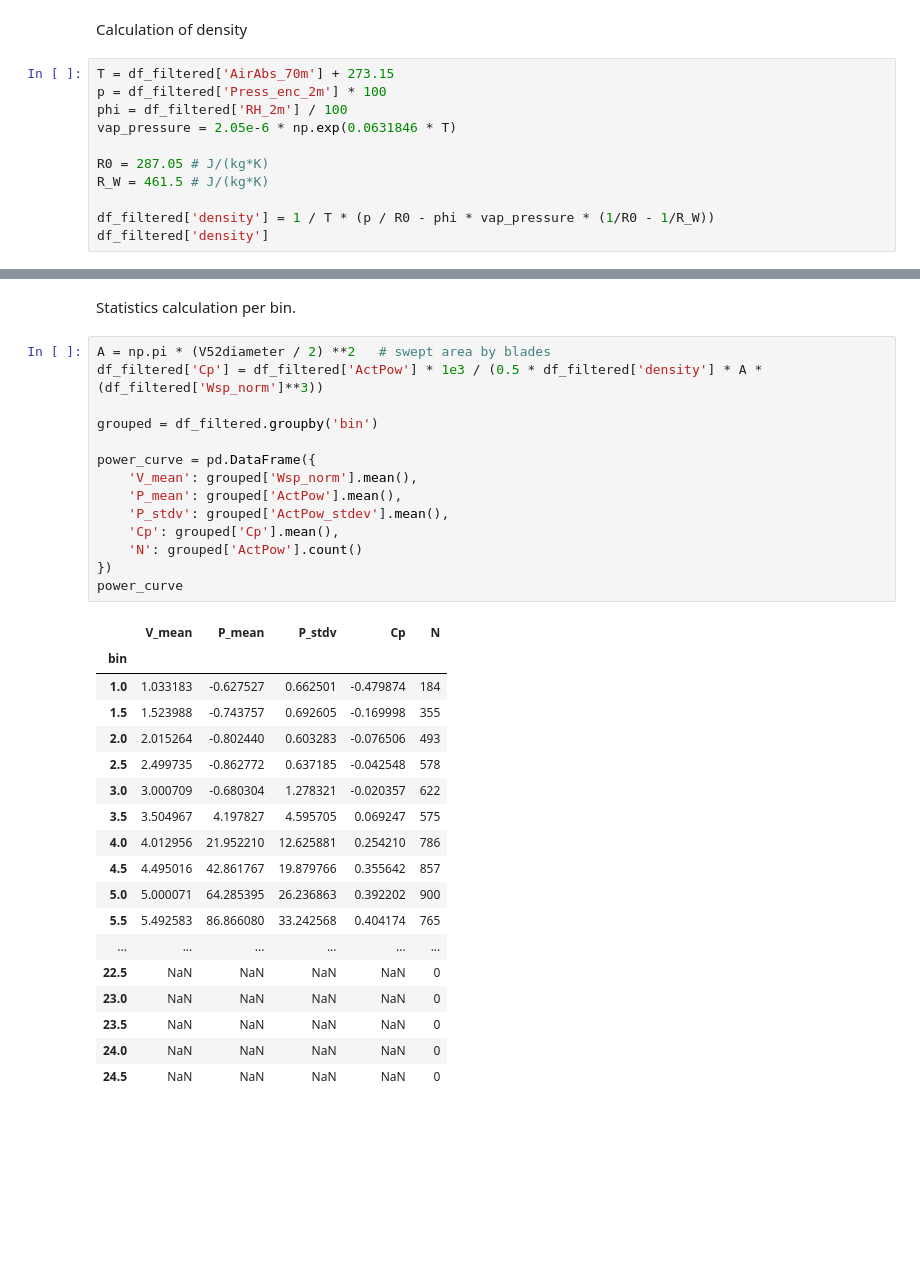
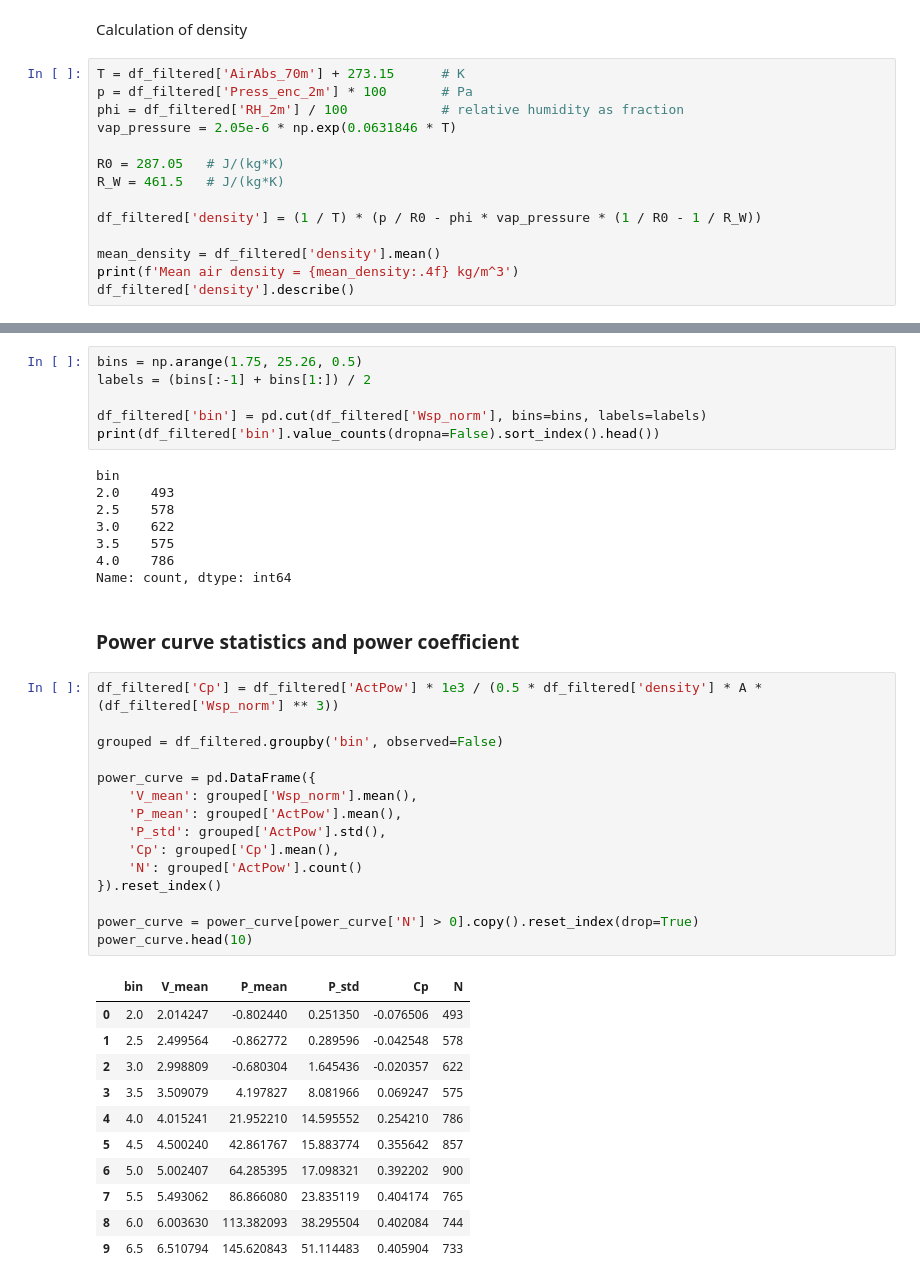
Before and after one commit to s254253/46400-WTMT, a Jupyter notebook: assignment3/question1.ipynb, the cells around one changed output, grey strips where cells are left out. Drawn from its saved outputs; the diff is of its cells as text; blank space fills up the shorter version.

```diff
--- a/assignment3/question1.ipynb
+++ b/assignment3/question1.ipynb
@@ -296,14 +324,17 @@ Filtered data: 15882
 # %% [markdown]
 Calculation of density
 # %%
-T = df_filtered['AirAbs_70m'] + 273.15
-p = df_filtered['Press_enc_2m'] * 100
-phi = df_filtered['RH_2m'] / 100
+T = df_filtered['AirAbs_70m'] + 273.15      # K
+p = df_filtered['Press_enc_2m'] * 100       # Pa
+phi = df_filtered['RH_2m'] / 100            # relative humidity as fraction
 vap_pressure = 2.05e-6 * np.exp(0.0631846 * T)
 
-R0 = 287.05 # J/(kg*K)
-R_W = 461.5 # J/(kg*K)
+R0 = 287.05   # J/(kg*K)
+R_W = 461.5   # J/(kg*K)
 
-df_filtered['density'] = 1 / T * (p / R0 - phi * vap_pressure * (1/R0 - 1/R_W))
-df_filtered['density']
+df_filtered['density'] = (1 / T) * (p / R0 - phi * vap_pressure * (1 / R0 - 1 / R_W))
+
+mean_density = df_filtered['density'].mean()
+print(f'Mean air density = {mean_density:.4f} kg/m^3')
+df_filtered['density'].describe()
 # %% [output]
@@ -364,35 +367,43 @@ df_filtered
+# %%
+bins = np.arange(1.75, 25.26, 0.5)
+labels = (bins[:-1] + bins[1:]) / 2
+
+df_filtered['bin'] = pd.cut(df_filtered['Wsp_norm'], bins=bins, labels=labels)
+print(df_filtered['bin'].value_counts(dropna=False).sort_index().head())
+# %% [output]
+bin
+2.0    493
+2.5    578
+3.0    622
+3.5    575
+4.0    786
+Name: count, dtype: int64
 # %% [markdown]
-Statistics calculation per bin.
+### Power curve statistics and power coefficient
 # %%
-A = np.pi * (V52diameter / 2) **2   # swept area by blades
-df_filtered['Cp'] = df_filtered['ActPow'] * 1e3 / (0.5 * df_filtered['density'] * A * (df_filtered['Wsp_norm']**3))
+df_filtered['Cp'] = df_filtered['ActPow'] * 1e3 / (0.5 * df_filtered['density'] * A * (df_filtered['Wsp_norm'] ** 3))
 
-grouped = df_filtered.groupby('bin')
+grouped = df_filtered.groupby('bin', observed=False)
 
 power_curve = pd.DataFrame({
     'V_mean': grouped['Wsp_norm'].mean(),
     'P_mean': grouped['ActPow'].mean(),
-    'P_stdv': grouped['ActPow_stdev'].mean(),
+    'P_std': grouped['ActPow'].std(),
     'Cp': grouped['Cp'].mean(),
     'N': grouped['ActPow'].count()
-})
-power_curve
+}).reset_index()
+
+power_curve = power_curve[power_curve['N'] > 0].copy().reset_index(drop=True)
+power_curve.head(10)
 # %% [output]
-|  | V_mean | P_mean | P_stdv | Cp | N |
-| bin |  |  |  |  |  |
-| 1.0 | 1.033183 | -0.627527 | 0.662501 | -0.479874 | 184 |
-| 1.5 | 1.523988 | -0.743757 | 0.692605 | -0.169998 | 355 |
-| 2.0 | 2.015264 | -0.802440 | 0.603283 | -0.076506 | 493 |
-| 2.5 | 2.499735 | -0.862772 | 0.637185 | -0.042548 | 578 |
-| 3.0 | 3.000709 | -0.680304 | 1.278321 | -0.020357 | 622 |
-| 3.5 | 3.504967 | 4.197827 | 4.595705 | 0.069247 | 575 |
-| 4.0 | 4.012956 | 21.952210 | 12.625881 | 0.254210 | 786 |
-| 4.5 | 4.495016 | 42.861767 | 19.879766 | 0.355642 | 857 |
-| 5.0 | 5.000071 | 64.285395 | 26.236863 | 0.392202 | 900 |
-| 5.5 | 5.492583 | 86.866080 | 33.242568 | 0.404174 | 765 |
-| ... | ... | ... | ... | ... | ... |
-| 22.5 | NaN | NaN | NaN | NaN | 0 |
-| 23.0 | NaN | NaN | NaN | NaN | 0 |
-| 23.5 | NaN | NaN | NaN | NaN | 0 |
-| 24.0 | NaN | NaN | NaN | NaN | 0 |
-| 24.5 | NaN | NaN | NaN | NaN | 0 |
+|  | bin | V_mean | P_mean | P_std | Cp | N |
+| 0 | 2.0 | 2.014247 | -0.802440 | 0.251350 | -0.076506 | 493 |
+| 1 | 2.5 | 2.499564 | -0.862772 | 0.289596 | -0.042548 | 578 |
+| 2 | 3.0 | 2.998809 | -0.680304 | 1.645436 | -0.020357 | 622 |
+| 3 | 3.5 | 3.509079 | 4.197827 | 8.081966 | 0.069247 | 575 |
+| 4 | 4.0 | 4.015241 | 21.952210 | 14.595552 | 0.254210 | 786 |
+| 5 | 4.5 | 4.500240 | 42.861767 | 15.883774 | 0.355642 | 857 |
+| 6 | 5.0 | 5.002407 | 64.285395 | 17.098321 | 0.392202 | 900 |
+| 7 | 5.5 | 5.493062 | 86.866080 | 23.835119 | 0.404174 | 765 |
+| 8 | 6.0 | 6.003630 | 113.382093 | 38.295504 | 0.402084 | 744 |
+| 9 | 6.5 | 6.510794 | 145.620843 | 51.114483 | 0.405904 | 733 |
```
Also changed, not shown: parts of 28 cells of this notebook.
